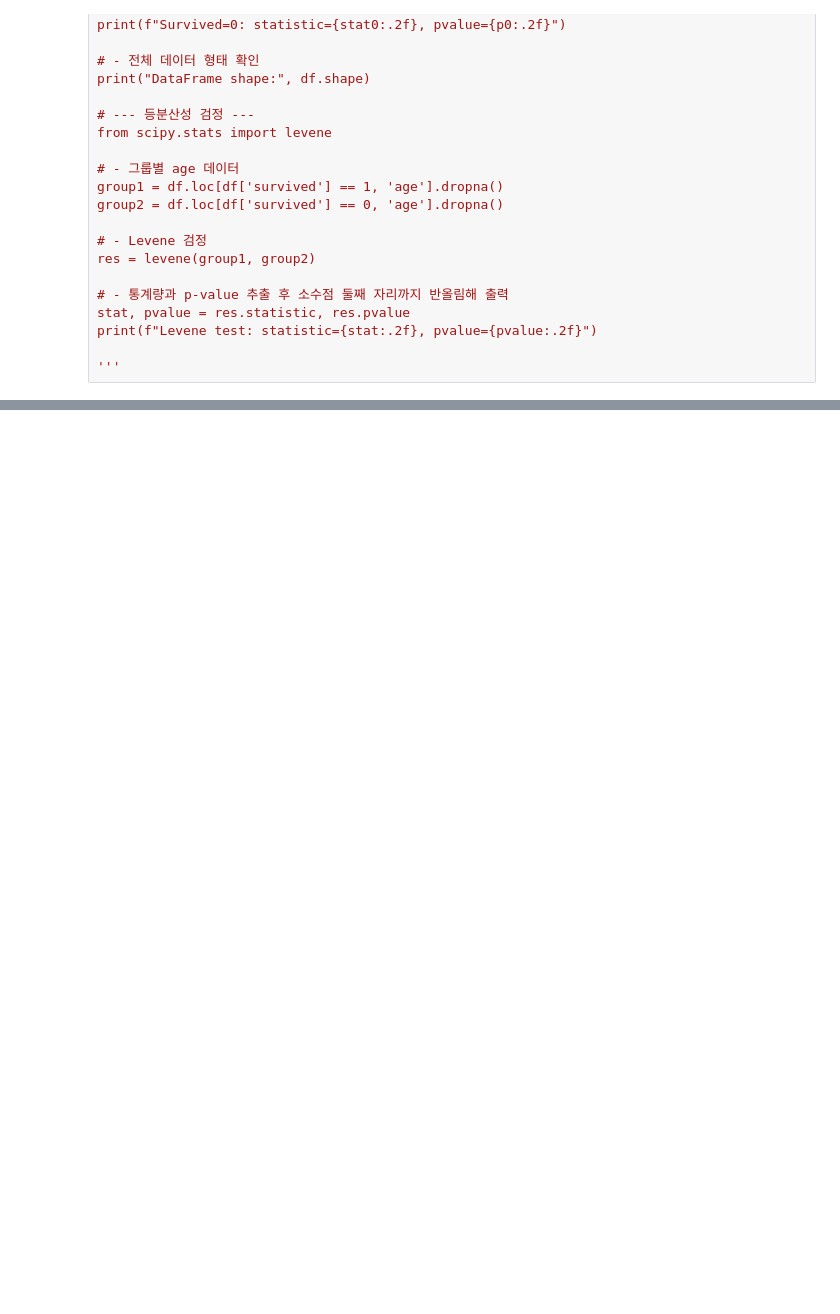
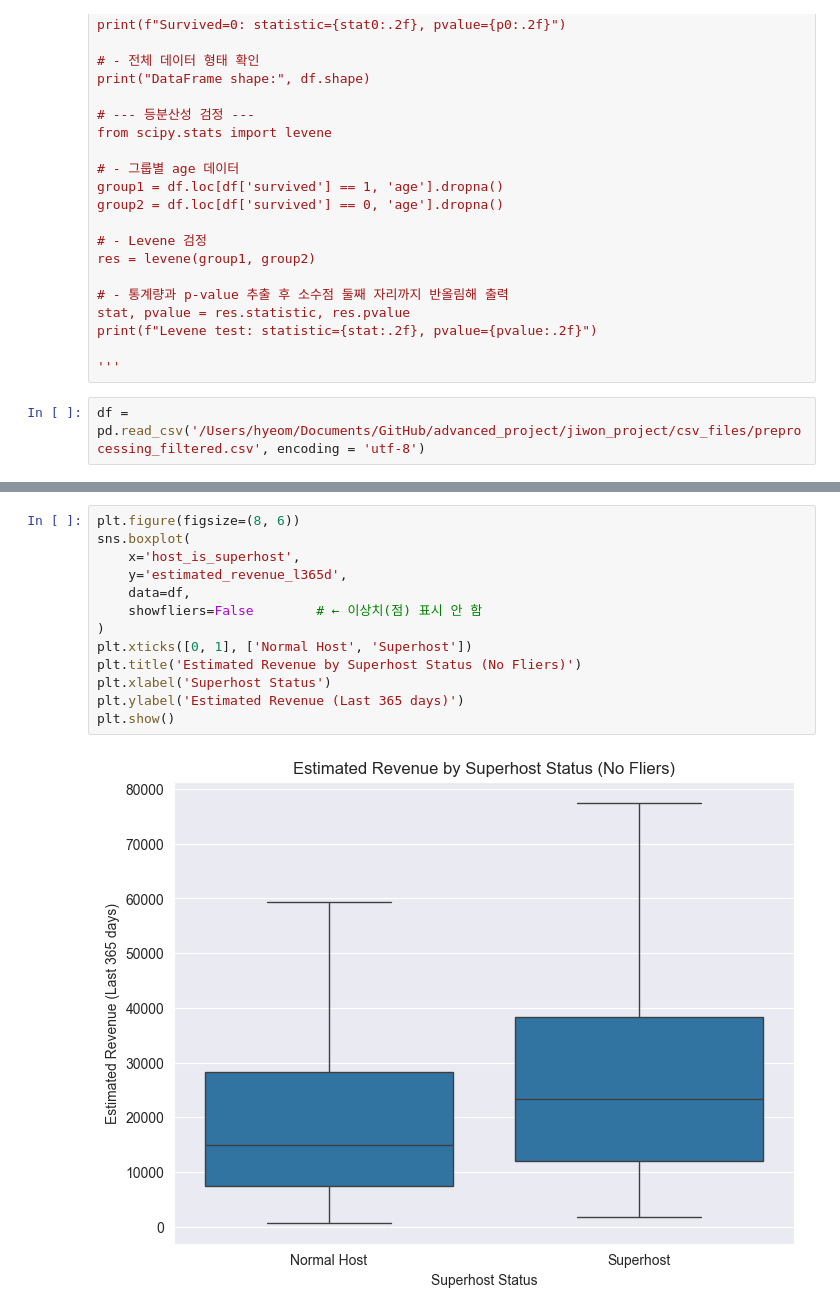
Before and after one commit to jiwon512/advanced_project, a Jupyter notebook: hye_project/EDA.ipynb, the cells around one changed output, grey strips where cells are left out. Saved outputs shown, nothing was run; the diff lists cells and outputs as text; blank space fills up the shorter version.

```diff
--- a/hye_project/EDA.ipynb
+++ b/hye_project/EDA.ipynb
@@ -36,3 +37,5 @@ stat, pvalue = res.statistic, res.pvalue
 print(f"Levene test: statistic={stat:.2f}, pvalue={pvalue:.2f}")
 
 '''
+# %%
+df = pd.read_csv('/Users/hyeom/Documents/GitHub/advanced_project/jiwon_project/csv_files/preprocessing_filtered.csv', encoding = 'utf-8')
@@ -38,0 +103,15 @@ print(f"Levene test: statistic={stat:.2f}, pvalue={pvalue:.2f}")
+# %%
+plt.figure(figsize=(8, 6))
+sns.boxplot(
+    x='host_is_superhost',
+    y='estimated_revenue_l365d',
+    data=df,
+    showfliers=False        # ← 이상치(점) 표시 안 함
+)
+plt.xticks([0, 1], ['Normal Host', 'Superhost'])
+plt.title('Estimated Revenue by Superhost Status (No Fliers)')
+plt.xlabel('Superhost Status')
+plt.ylabel('Estimated Revenue (Last 365 days)')
+plt.show()
+# %% [output]
+[figure, added]
```
Also changed, not shown: parts of 7 cells of this notebook, 2 other files.
